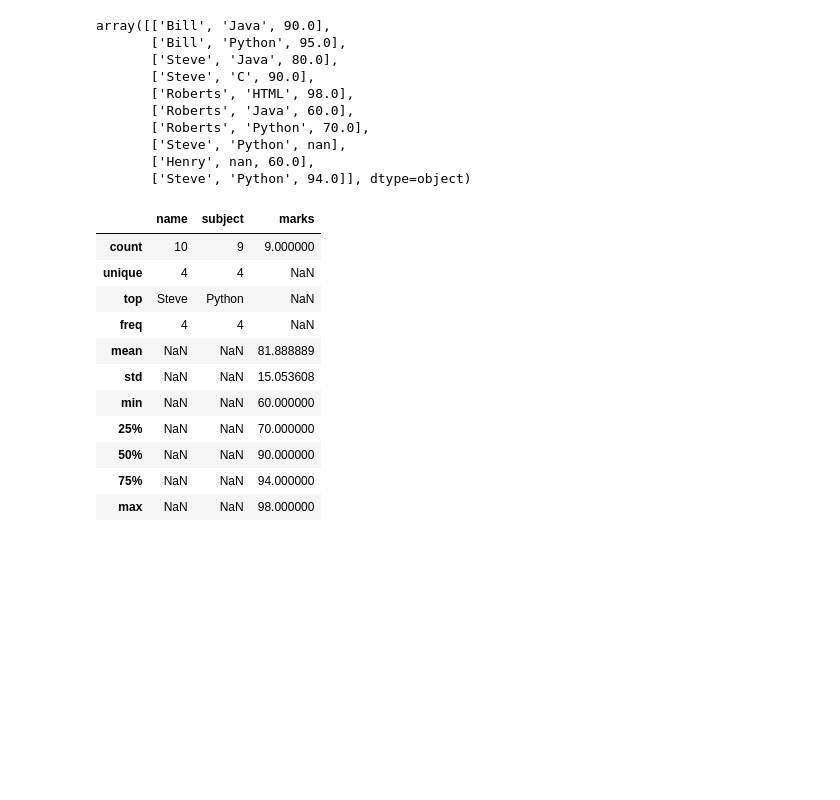
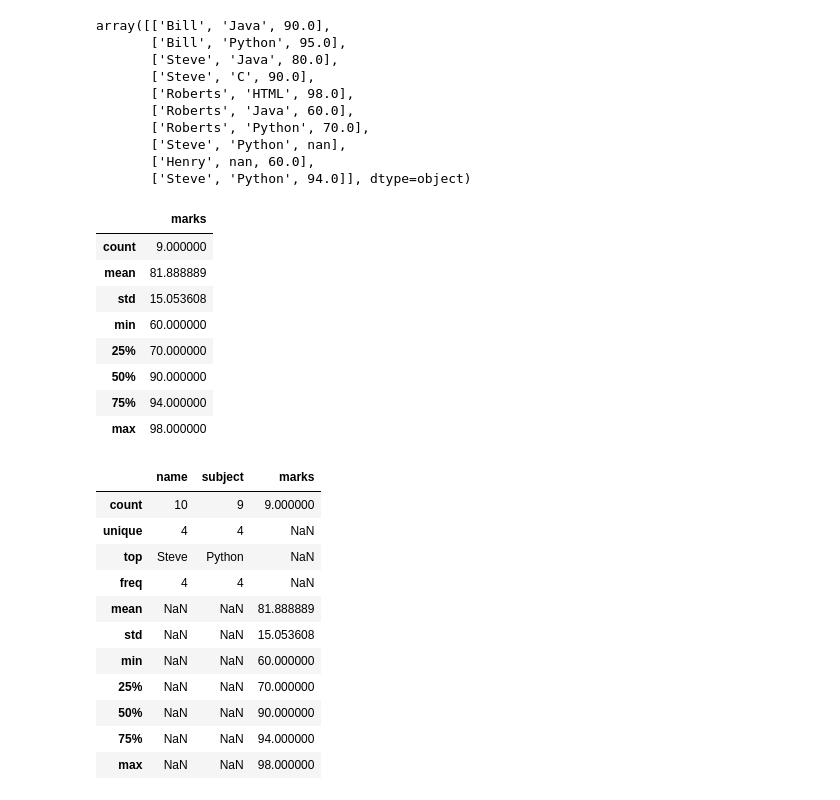
Before and after one commit to srikanthpragada/DS_18_MAY_2020, a Jupyter notebook: pandas/marks_df.ipynb, the cells around one changed output. Drawn from its saved outputs; the diff is of its cells as text; code cells hidden in the pictures; blank space fills up the shorter version.

```diff
--- a/pandas/marks_df.ipynb
+++ b/pandas/marks_df.ipynb
@@ -62,6 +68,18 @@ array([['Bill', 'Java', 90.0],
        ['Steve', 'Python', nan],
        ['Henry', nan, 60.0],
        ['Steve', 'Python', 94.0]], dtype=object)
+# %%
+df.describe()
+# %% [output]
+|  | marks |
+| count | 9.000000 |
+| mean | 81.888889 |
+| std | 15.053608 |
+| min | 60.000000 |
+| 25% | 70.000000 |
+| 50% | 90.000000 |
+| 75% | 94.000000 |
+| max | 98.000000 |
 # %%
 df.describe(include='all')    # Include all columns
 # %% [output]
```
Also changed, not shown: parts of 8 cells of this notebook, 4 other files.
